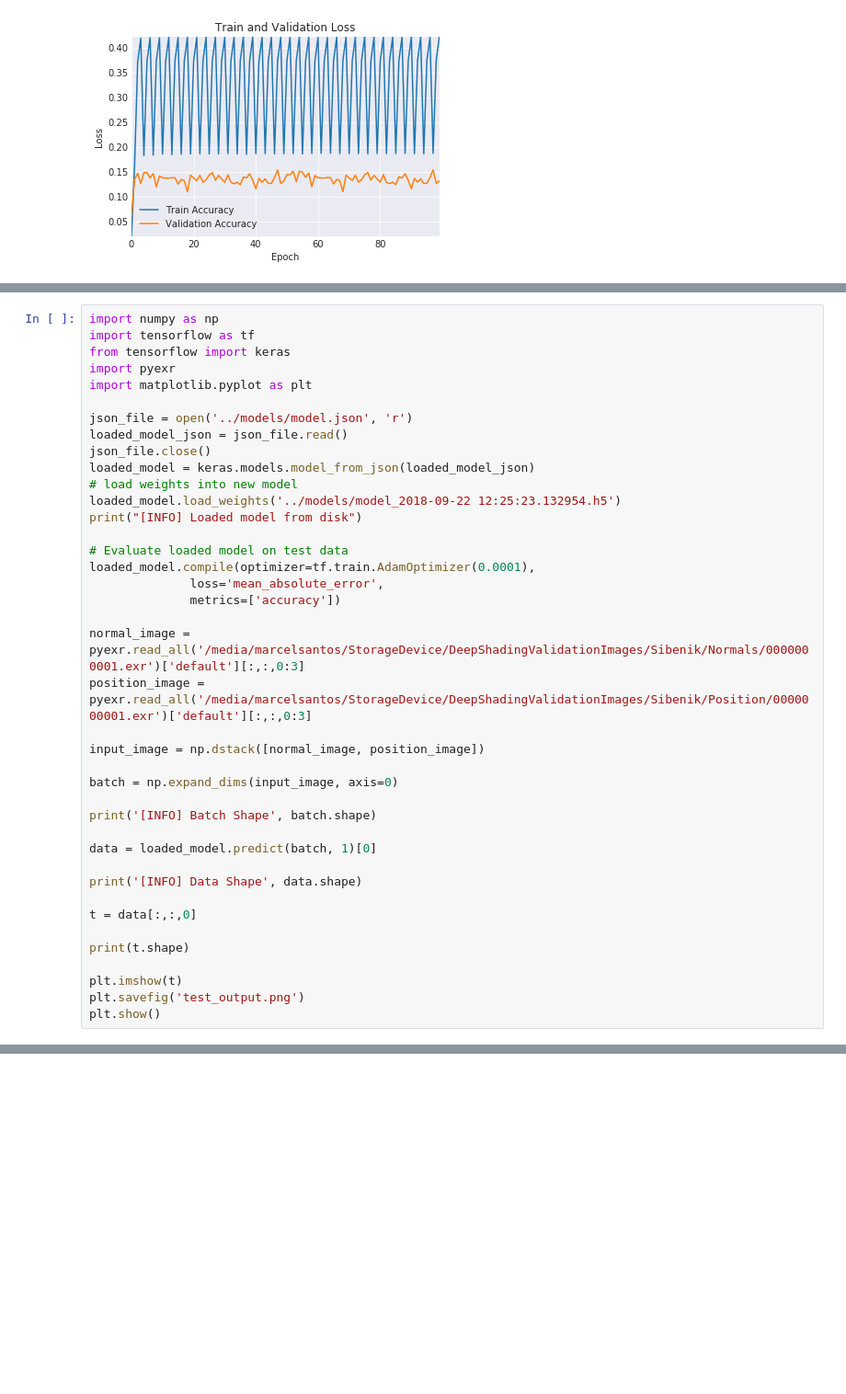
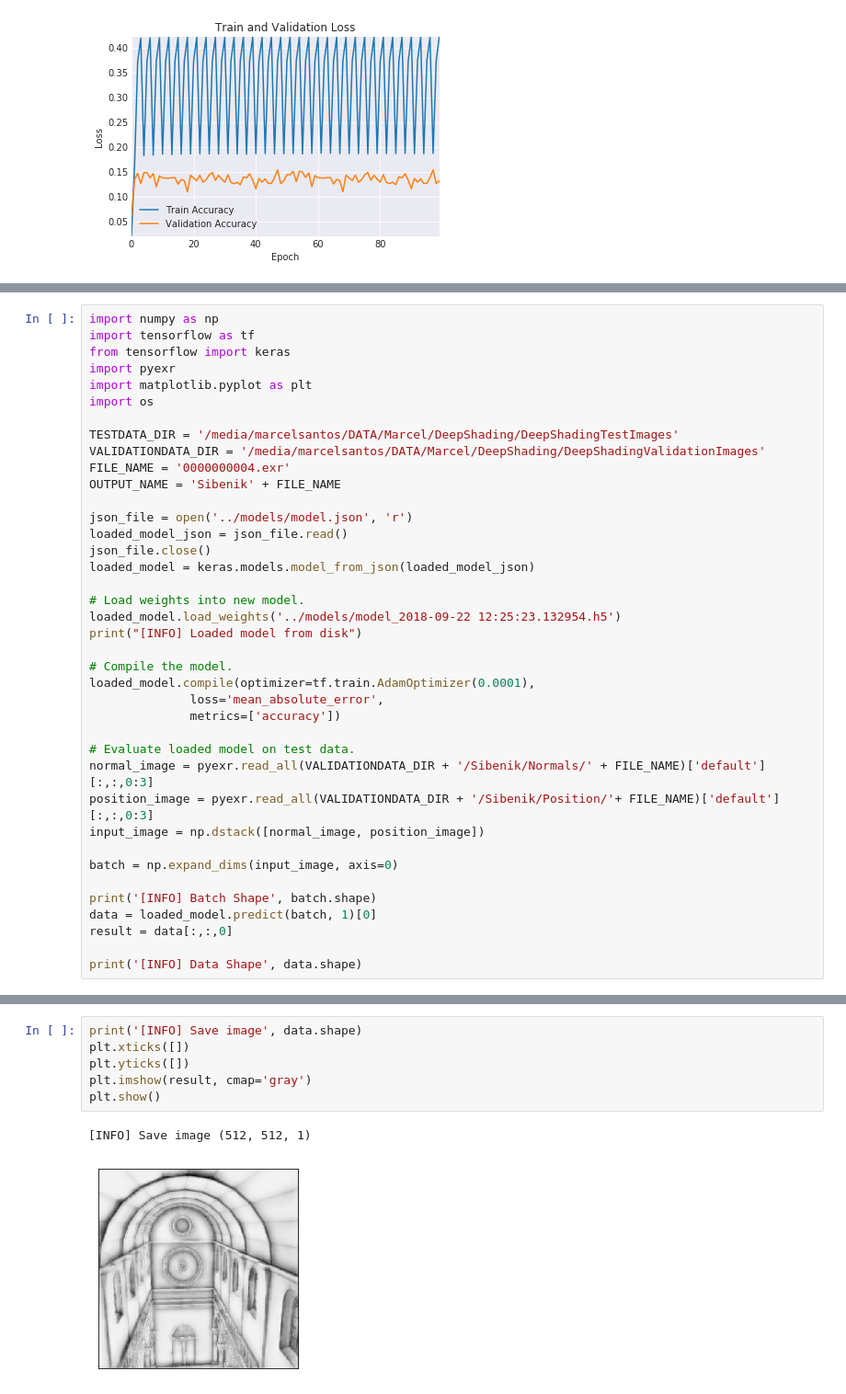
Before and after one commit to marcelsan/DeepShading, a Jupyter notebook: notebooks/Visualizations.ipynb, the cells around one changed output, grey strips where cells are left out. Shown at 92% size. Cells and saved outputs as stored; diff of their text form; blank space fills up the shorter version.

Commit message:
Some adjusts visualizations notebook.

```diff
--- a/notebooks/Visualizations.ipynb
+++ b/notebooks/Visualizations.ipynb
@@ -50,40 +52,39 @@ import tensorflow as tf
 from tensorflow import keras
 import pyexr
 import matplotlib.pyplot as plt
+import os
+
+TESTDATA_DIR = '/media/marcelsantos/DATA/Marcel/DeepShading/DeepShadingTestImages'
+VALIDATIONDATA_DIR = '/media/marcelsantos/DATA/Marcel/DeepShading/DeepShadingValidationImages'
+FILE_NAME = '0000000004.exr'
+OUTPUT_NAME = 'Sibenik' + FILE_NAME
 
 json_file = open('../models/model.json', 'r')
 loaded_model_json = json_file.read()
 json_file.close()
 loaded_model = keras.models.model_from_json(loaded_model_json)
-# load weights into new model
+
+# Load weights into new model.
 loaded_model.load_weights('../models/model_2018-09-22 12:25:23.132954.h5')
 print("[INFO] Loaded model from disk")
 
-# Evaluate loaded model on test data
+# Compile the model.
 loaded_model.compile(optimizer=tf.train.AdamOptimizer(0.0001),
               loss='mean_absolute_error',
               metrics=['accuracy'])
 
-normal_image = pyexr.read_all('/media/marcelsantos/StorageDevice/DeepShadingValidationImages/Sibenik/Normals/0000000001.exr')['default'][:,:,0:3]
-position_image = pyexr.read_all('/media/marcelsantos/StorageDevice/DeepShadingValidationImages/Sibenik/Position/0000000001.exr')['default'][:,:,0:3]
-
+# Evaluate loaded model on test data.
+normal_image = pyexr.read_all(VALIDATIONDATA_DIR + '/Sibenik/Normals/' + FILE_NAME)['default'][:,:,0:3]
+position_image = pyexr.read_all(VALIDATIONDATA_DIR + '/Sibenik/Position/'+ FILE_NAME)['default'][:,:,0:3]
 input_image = np.dstack([normal_image, position_image])
 
 batch = np.expand_dims(input_image, axis=0)
 
 print('[INFO] Batch Shape', batch.shape)
-
 data = loaded_model.predict(batch, 1)[0]
+result = data[:,:,0]
 
 print('[INFO] Data Shape', data.shape)
-
-t = data[:,:,0]
-
-print(t.shape)
-
-plt.imshow(t)
-plt.savefig('test_output.png')
-plt.show()
 # %% [output]
 [INFO] Loaded model from disk
 [INFO] Batch Shape (1, 512, 512, 6)
@@ -104,0 +94,9 @@ plt.show()
+# %%
+print('[INFO] Save image', data.shape)
+plt.xticks([])
+plt.yticks([])
+plt.imshow(result, cmap='gray')
+plt.show()
+# %% [output]
+[INFO] Save image (512, 512, 1)
+[figure, added]
```
Also changed, not shown: parts of 6 cells of this notebook, 7 other files.
